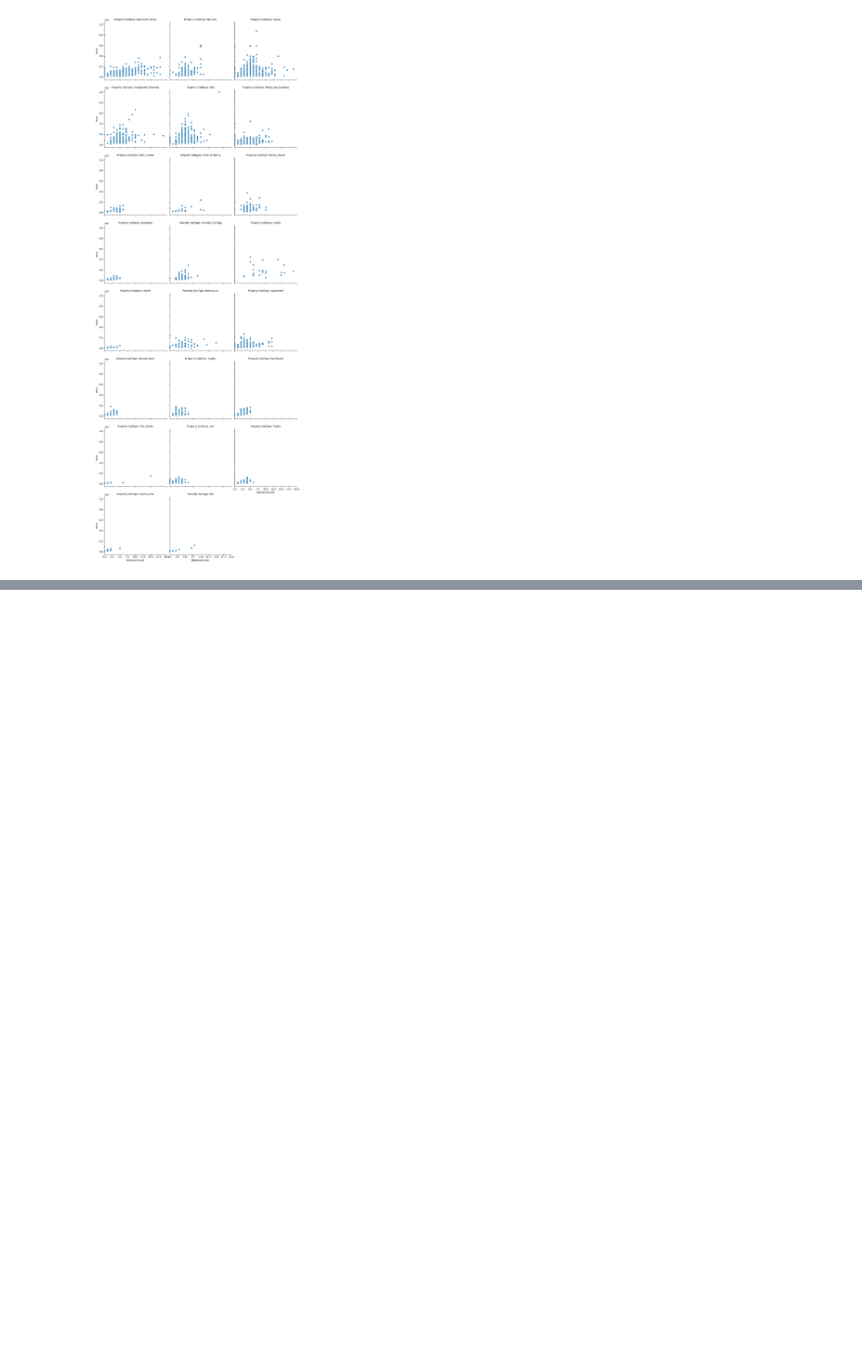
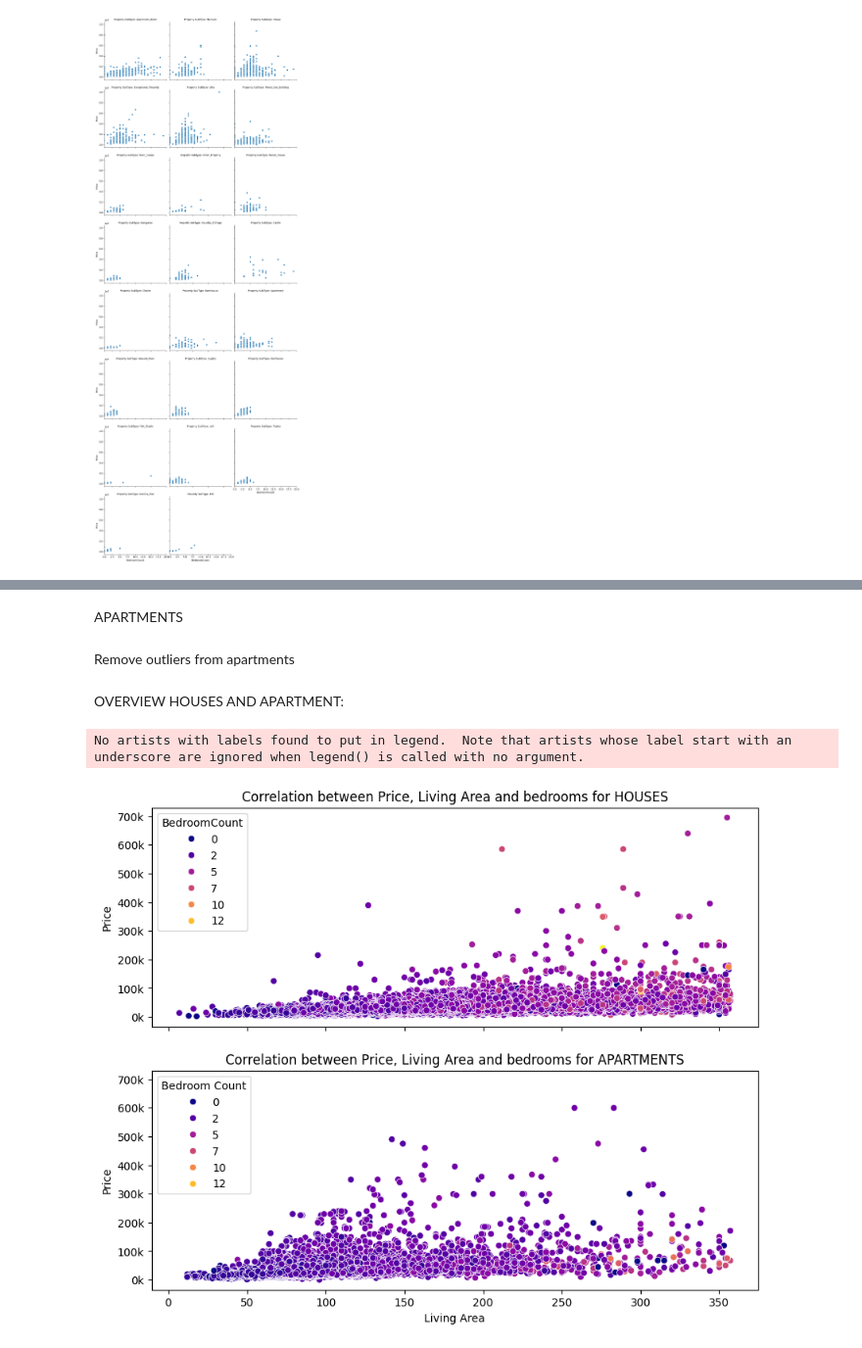
Before and after one commit to gnadela/immoeliza-analysis, a Jupyter notebook: analysis/Notebook_caro.ipynb, the cells around one changed output, grey strips where cells are left out. Shown at 98% size. Saved outputs shown, nothing was run; the diff lists cells and outputs as text; code cells hidden in the pictures; blank space fills up the shorter version.

```diff
--- a/analysis/Notebook_caro.ipynb
+++ b/analysis/Notebook_caro.ipynb
@@ -645,0 +700,2 @@ plt.show()
+# %% [markdown]
+APARTMENTS
@@ -645,0 +713,68 @@ plt.show()
+# %% [markdown]
+Remove outliers from apartments
+# %%
+#plotmodel with IQ def
+def remove_outliers(data, column):
+    Q1 = data[column].quantile(0.25)
+    Q3 = data[column].quantile(0.75)
+    IQR = Q3 - Q1
+    lower_bound = Q1 - 1.5 * IQR
+    upper_bound = Q3 + 1.5 * IQR
+    return data[(data[column] >= lower_bound) & (data[column] <= upper_bound)]
+model_data = remove_outliers(cleaned_data, 'LivingArea')
+data_apartments = model_data[model_data['PropertySubType'] == 'Apartment']
+
+sns.scatterplot(data=data_apartments, x='LivingArea', y='Price', hue='BedroomCount', palette='viridis')
+plt.xlabel('Living Area')
+plt.ylabel('Price')
+plt.title('Apartment: Price vs Living Area (colored by Bedroom Count) - IQ')
+
+
+#show plot
+plt.show()
+# %% [markdown]
+OVERVIEW HOUSES AND APARTMENT:
+# %%
+#plotmodel with IQ def
+def remove_outliers(data, column):
+    Q1 = data[column].quantile(0.25)
+    Q3 = data[column].quantile(0.75)
+    IQR = Q3 - Q1
+    lower_bound = Q1 - 1.5 * IQR
+    upper_bound = Q3 + 1.5 * IQR
+    return data[(data[column] >= lower_bound) & (data[column] <= upper_bound)]
+model_data = remove_outliers(cleaned_data, 'LivingArea')
+
+# Define a function to format the price from 2e6 to 200k in plot
+def price_formatter(x, pos):
+    return f'{x/10000:.0f}k'
+
+#using plot:
+fig, axes = plt.subplots(2, 1, figsize=(10, 8), sharex=True, sharey=True)
+plt.gca().yaxis.set_major_formatter(price_formatter)   #aply price fromat
+
+#plotinfo for houses
+data_houses = model_data[model_data['PropertySubType'] == 'House']
+sns.scatterplot(data=data_houses, x='LivingArea', y='Price', hue='BedroomCount', palette='plasma', ax=axes[0])
+axes[0].set_title('Correlation between Price, Living Area and bedrooms for HOUSES')
+axes[0].set_xlabel('Living Area')
+axes[0].set_ylabel('Price')
+plt.legend(title='Bedroom Count', loc='upper left')
+
+
+#plotinfo for apartments:
+data_apartments = model_data[model_data['PropertySubType'] == 'Apartment']
+
+sns.scatterplot(data=data_apartments, x='LivingArea', y='Price', hue='BedroomCount', palette='plasma', ax=axes[1])
+axes[1].set_title('Correlation between Price, Living Area and bedrooms for APARTMENTS')
+axes[1].set_xlabel('Living Area')
+axes[1].set_ylabel('Price')
+plt.legend(title='Bedroom Count', loc='upper left')
+
+
+
+#show plot
+plt.show()
+# %% [output]
+No artists with labels found to put in legend.  Note that artists whose label start with an underscore are ignored when legend() is called with no argument.
+[figure, added]
```
Also changed, not shown: parts of 7 cells of this notebook, 2 other files.
